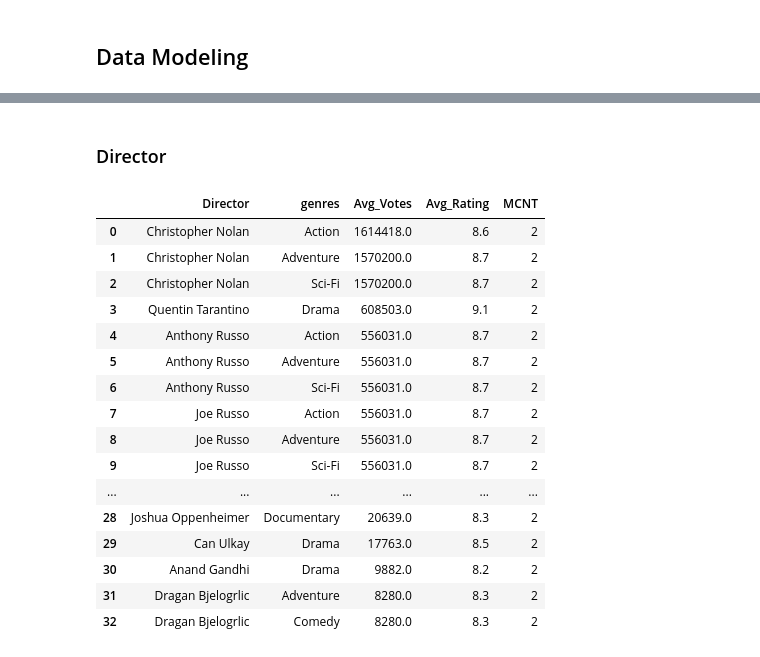
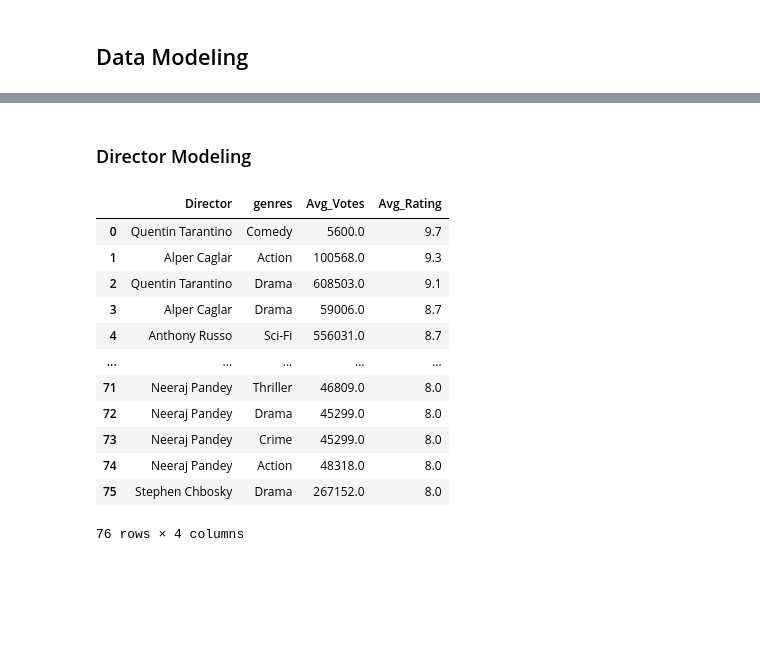
Before and after one commit to Dmvinedata/Phase1_Project, a Jupyter notebook: Microsoft_Rec_DJackson_June22.ipynb, the cells around one changed output, grey strips where cells are left out. Drawn from its saved outputs; the diff is of its cells as text; code cells hidden in the pictures; blank space fills up the shorter version.

```diff
--- a/Microsoft_Rec_DJackson_June22.ipynb
+++ b/Microsoft_Rec_DJackson_June22.ipynb
@@ -375,7 +370,7 @@ movieG_df.head()
 # %%
 #Spliting the genres into sep rows by ","
-s = movieG_df["genres"].str.split(",").apply(pd.Series, 1, dtype = pd.StringDtype()).stack()
+s = movieG_df["genres"].str.split(",").apply(pd.Series, 1).stack()
 s.index = s.index.droplevel(-1) # align index
 s.name = "genres" #name to join on
-s
+s.head()
 # %% [output]
@@ -766,42 +1042,48 @@ fig.savefig("genre_ratings.png", dpi=150)
 # %% [markdown]
-### Director
+### Director Modeling
 # %%
-#Table for plotting Top Directs more than 2 movies and genre by ratings
-#Consider the numvotes value when choosing and analyzing data
+#Table for plotting Top Directs more than 1 movie and genre by ratings
+#Using only top genres with most directors Dir_Gen_C
 
 q = """
 SELECT
     director,
     genres,
     ROUND (AVG(numvotes), 0) as Avg_Votes,
-    ROUND (AVG(averagerating), 1) as Avg_Rating,
-    COUNT ( DISTINCT movie_id ) AS MCNT
-
+    ROUND (AVG(averagerating), 1) as Avg_Rating
 FROM g
 JOIN movieD2_df
     USING (movie_id)
-GROUP BY director, genres
-HAVING MCNT > 1
-ORDER BY Avg_Votes DESC;
+
+WHERE director IN (SELECT
+    director
+FROM g
+JOIN movieD2_df
+    USING (movie_id)
+GROUP BY director
+HAVING COUNT ( DISTINCT movie_id )  > 1)
+AND genres IN (
+SELECT
+    genres
+FROM Dir_Gen_C)
+GROUP BY genres, director
+ORDER BY Avg_Rating DESC, Director
+
 """
 
 Dir_Plot_df = pysqldf(q)
 Dir_Plot_df
 # %% [output]
-|  | Director | genres | Avg_Votes | Avg_Rating | MCNT |
-| 0 | Christopher Nolan | Action | 1614418.0 | 8.6 | 2 |
-| 1 | Christopher Nolan | Adventure | 1570200.0 | 8.7 | 2 |
-| 2 | Christopher Nolan | Sci-Fi | 1570200.0 | 8.7 | 2 |
-| 3 | Quentin Tarantino | Drama | 608503.0 | 9.1 | 2 |
-| 4 | Anthony Russo | Action | 556031.0 | 8.7 | 2 |
-| 5 | Anthony Russo | Adventure | 556031.0 | 8.7 | 2 |
-| 6 | Anthony Russo | Sci-Fi | 556031.0 | 8.7 | 2 |
-| 7 | Joe Russo | Action | 556031.0 | 8.7 | 2 |
-| 8 | Joe Russo | Adventure | 556031.0 | 8.7 | 2 |
-| 9 | Joe Russo | Sci-Fi | 556031.0 | 8.7 | 2 |
-| ... | ... | ... | ... | ... | ... |
-| 28 | Joshua Oppenheimer | Documentary | 20639.0 | 8.3 | 2 |
-| 29 | Can Ulkay | Drama | 17763.0 | 8.5 | 2 |
-| 30 | Anand Gandhi | Drama | 9882.0 | 8.2 | 2 |
-| 31 | Dragan Bjelogrlic | Adventure | 8280.0 | 8.3 | 2 |
-| 32 | Dragan Bjelogrlic | Comedy | 8280.0 | 8.3 | 2 |
+|  | Director | genres | Avg_Votes | Avg_Rating |
+| 0 | Quentin Tarantino | Comedy | 5600.0 | 9.7 |
+| 1 | Alper Caglar | Action | 100568.0 | 9.3 |
+| 2 | Quentin Tarantino | Drama | 608503.0 | 9.1 |
+| 3 | Alper Caglar | Drama | 59006.0 | 8.7 |
+| 4 | Anthony Russo | Sci-Fi | 556031.0 | 8.7 |
+| ... | ... | ... | ... | ... |
+| 71 | Neeraj Pandey | Thriller | 46809.0 | 8.0 |
+| 72 | Neeraj Pandey | Drama | 45299.0 | 8.0 |
+| 73 | Neeraj Pandey | Crime | 45299.0 | 8.0 |
+| 74 | Neeraj Pandey | Action | 48318.0 | 8.0 |
+| 75 | Stephen Chbosky | Drama | 267152.0 | 8.0 |
+76 rows × 4 columns
```
Also changed, not shown: parts of 80 cells of this notebook.
